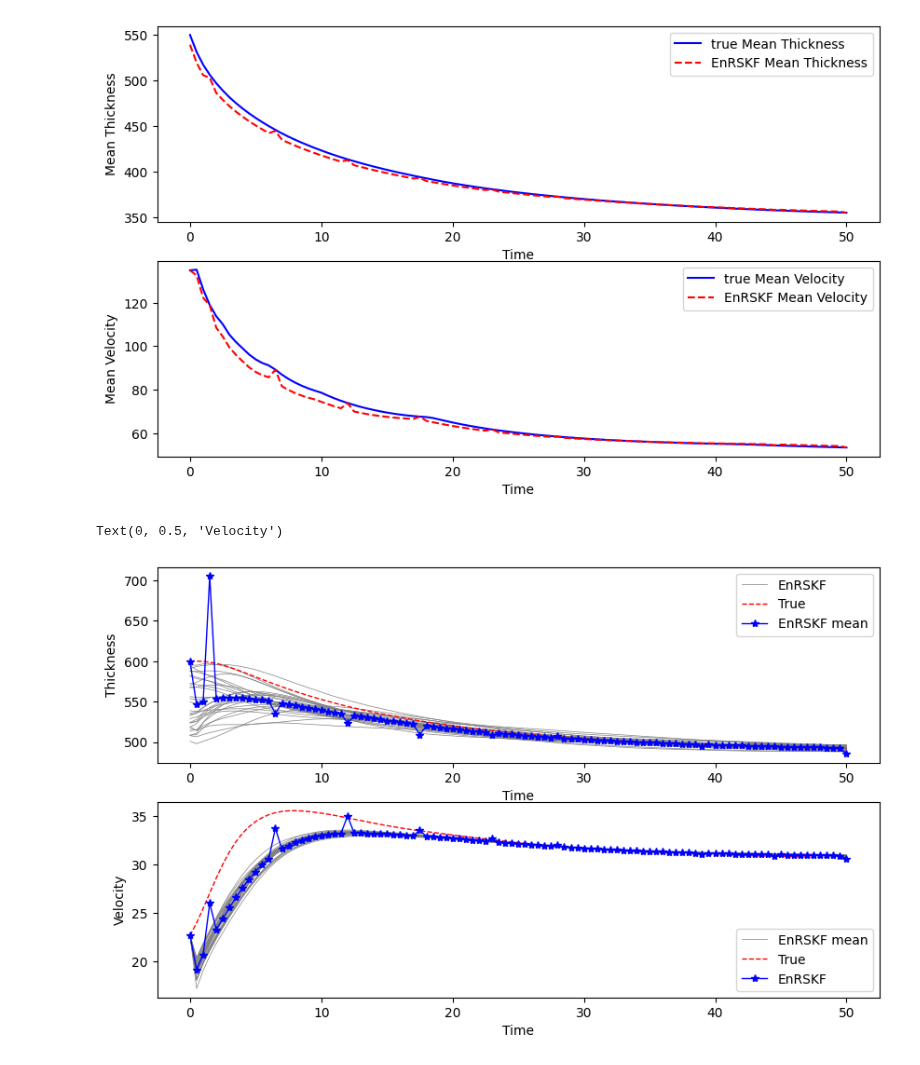
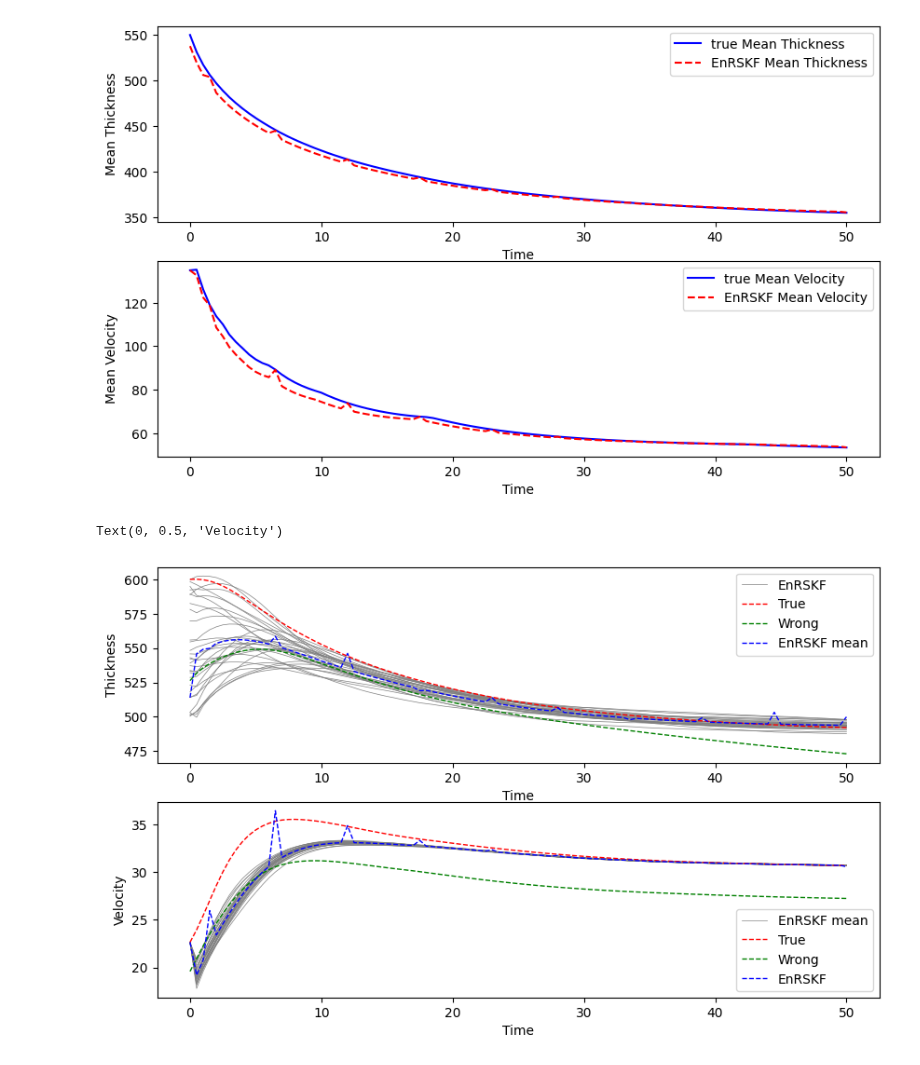
Before and after one commit to KYANJO/Data_assimilation_project, a Jupyter notebook: bin/synthetic_ice_stream_da.ipynb, the cells around one changed output. Cells and saved outputs as stored; diff of their text form; code cells hidden in the pictures.

```diff
--- a/bin/synthetic_ice_stream_da.ipynb
+++ b/bin/synthetic_ice_stream_da.ipynb
@@ -190,7 +191,31 @@ from icepack_model.run_icepack_da import initialize_ensemble
 
 # add and entry to kwargs disctionery
 kwargs["h_nurge_ic"] = 100
-kwargs["u_nurge_ic"] = 0
+kwargs["u_nurge_ic"] = 5.0
 kwargs["nurged_entries"] = 100
 kwargs["a"] = a_p # nurged accumulation
-statevec_bg, statevec_ens, statevec_ens_mean, statevec_ens_full = initialize_ensemble(statevec_bg, statevec_ens, statevec_ens_mean, statevec_ens_full, Cov_model, params,**kwargs)
+statevec_bg, statevec_ens, statevec_ens_mean, statevec_ens_full = initialize_ensemble(solver, statevec_bg, statevec_ens, statevec_ens_mean, statevec_ens_full, params,**kwargs)
+# %%
+# Run nurged model with out assimilation
+# --- wrong state ---
+sys.path.insert(0,'../src/models')
+from icepack_model.run_icepack_da import generate_nurged_state
+
+statevec_nurged = np.zeros([params["nd"],params["nt"]+1])
+solver = solver_weertman
+
+statevec_nurged = generate_nurged_state(solver,statevec_nurged,params,**kwargs)
+
+# plot the true and nurged state
+htrue = statevec_true[:hdim,:]
+hnurge = statevec_nurged[:hdim,:]
+h_indx = htrue.shape[1]//2
+h_true = htrue[h_indx,:]
+h_nurged = hnurge[h_indx,:]
+
+plt.figure(figsize=(10,5))
+plt.plot(t,h_true,label='True')
+plt.plot(t,h_nurged,label='Nurged')
+plt.xlabel('Time (years)')
+plt.ylabel('Ice thickness (m)')
+plt.legend()
@@ -203,7 +231,7 @@ import tools
 model_name   = "icepack"
 model_solver = solver_weertman
 filter_type  = "EnRSKF"  # EnKF, DEnKF, EnTKF, EnRSKF
-parallel_flag = "serial" # serial, Multiprocessing, Dask, Ray, MPI; only serial is supported for now
+parallel_flag = "Serial" # serial, Multiprocessing, Dask, Ray, MPI; only serial is supported for now
 num_procs = 1
 
 da_args = [parallel_flag, params, Q_err, hu_obs, statevec_ens, statevec_bg, statevec_ens_mean, statevec_ens_full]
@@ -317,5 +345,6 @@ Text(0, 0.5, 'thickness (m)')
 # %%
 htrue = statevec_true[:hdim,:]
+hnurge = statevec_nurged[:hdim,:]
 hens = statevec_ens_mean[:hdim,:]
 # Calculate mean thickness across spatial points at each time step
 mean_thickness      = np.mean(htrue, axis=0)
@@ -341,6 +370,9 @@ ax[0].legend()
 u_true = statevec_true[hdim:2*hdim,:]
 v_true = statevec_true[2*hdim:,:]
 utrue = np.sqrt(u_true**2 + v_true**2)
+u_nurge = statevec_nurged[hdim:2*hdim,:]
+v_nurge = statevec_nurged[2*hdim:,:]
+unurge = np.sqrt(u_nurge**2 + v_nurge**2)
 u_mean = np.mean(utrue, axis=0)
 u_ens = statevec_ens_mean[hdim:2*hdim,:]
 v_ens = statevec_ens_mean[2*hdim:,:]
@@ -365,6 +397,7 @@ h_obs = utils_funs.Obs_fun(hu_obs[:hdim,:])
 # plot the h middle profile
 h_indx = hens.shape[1]//2
 h_true = htrue[h_indx,:]
+h_nurged = hnurge[h_indx,:]
 h_ens_mean = hens[h_indx,:]
 h_ens_mem  = statevec_ens_full[h_indx,:,:].T
 # h_ob = h_ob[-1,:]
@@ -373,36 +406,41 @@ for ens in range(N):
 
 # ax[0].plot(ts,h_ens_mem[:,:], lw=0.5, color='k',label="DEnKF ens")
 ax[0].plot(t,h_true,'--r',label='True',linewidth=1)
-ax[0].plot(t,h_ens_mean,'-*b',label=f"{filter_type} mean",linewidth=1)
+ax[0].plot(t,h_nurged,'--g',label='Wrong',linewidth=1)
+ax[0].plot(t,h_ens_mean,'--b',label=f"{filter_type} mean",linewidth=1)
 # ax[0].plot(t[ind_m],hu_ob[1,:],'kx',label='Observations')
 ax[0].legend()
 ax[0].set_xlabel('Time')
 ax[0].set_ylabel('Thickness')
 
 # plot the u middle profile
 u_ob = utils_funs.Obs_fun(hu_obs[hdim:2*hdim,:])
 v_ob = utils_funs.Obs_fun(hu_obs[2*hdim:,:])
 uobs = np.sqrt(u_ob**2 + v_ob**2)
 u_indx = hdim + h_indx
 v_indx = 2*hdim + h_indx
 u_true = statevec_true[u_indx,:]
 v_true = statevec_true[v_indx,:]
 utrue = np.sqrt(u_true**2 + v_true**2)
+u_nurge = statevec_nurged[u_indx,:]
+v_nurge = statevec_nurged[v_indx,:]
+unurge = np.sqrt(u_nurge**2 + v_nurge**2)
 u_ens_mean = statevec_ens_mean[u_indx,:]
 v_ens_mean = statevec_ens_mean[v_indx,:]
 uens_mean = np.sqrt(u_ens_mean**2 + v_ens_mean**2)
 u_ens_mem  = statevec_ens_full[u_indx,:,:].T
 v_ens_mem  = statevec_ens_full[v_indx,:,:].T
 uens_mem = np.sqrt(u_ens_mem**2 + v_ens_mem**2)
 for ens in range(N):
     ax[1].plot(t,uens_mem[:,ens], lw=0.5, color='gray',label=f"{filter_type} mean" if ens == 0 else "")
 
 ax[1].plot(t,utrue,'--r',label='True',linewidth=1)
-ax[1].plot(t,uens_mean,'-*b',label=f"{filter_type}",linewidth=1)
+ax[1].plot(t,unurge,'--g',label='Wrong',linewidth=1)
+ax[1].plot(t,uens_mean,'--b',label=f"{filter_type}",linewidth=1)
 # ax[1].plot(t[ind_m],uobs[1,:],'kx',label='Observations')
 ax[1].legend()
 ax[1].set_xlabel('Time')
 ax[1].set_ylabel('Velocity')
 # %% [output]
 Text(0, 0.5, 'Velocity')
-[figure, old version]
+[figure, new version]
```
Also changed, not shown: parts of 5 cells of this notebook, 1 other file.
